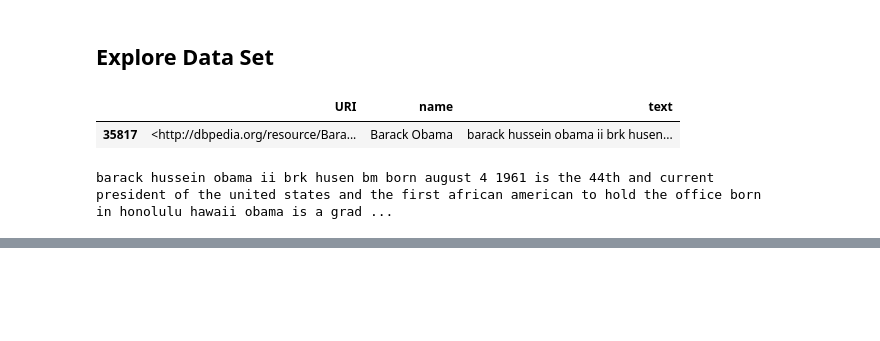
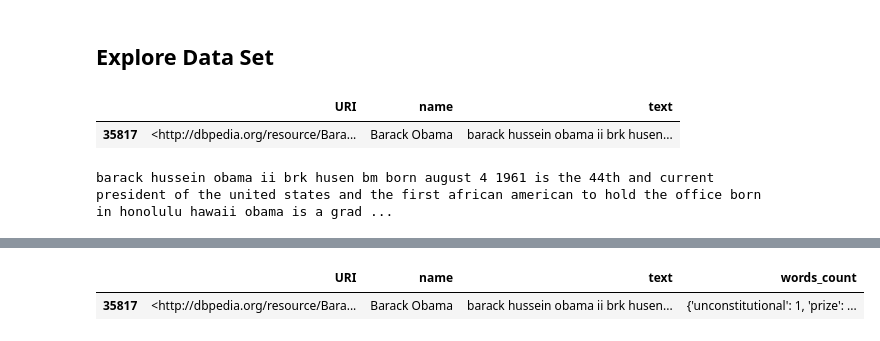
Before and after one commit to ddumet/coursera_machine_learning_foundations, a Jupyter notebook: document_retrieval.ipynb, the cells around one changed output, grey strips where cells are left out. Saved outputs shown, nothing was run; the diff lists cells and outputs as text; code cells hidden in the pictures; blank space fills up the shorter version.

```diff
--- a/document_retrieval.ipynb
+++ b/document_retrieval.ipynb
@@ -34,0 +59,2 @@ barack hussein obama ii brk husen bm born august 4 1961 is the 44th and current
+# %%
+obama.loc[35817,"words_count"] = str(dict(zip(vectorizer.get_feature_names(),obama_words_count[0])))
@@ -34,0 +72,5 @@ barack hussein obama ii brk husen bm born august 4 1961 is the 44th and current
+# %%
+obama
+# %% [output]
+|  | URI | name | text | words_count |
+| 35817 | <http://dbpedia.org/resource/Bara... | Barack Obama | barack hussein obama ii brk husen... | {'unconstitutional': 1, 'prize': ... |
```
Also changed, not shown: parts of 24 cells of this notebook.
